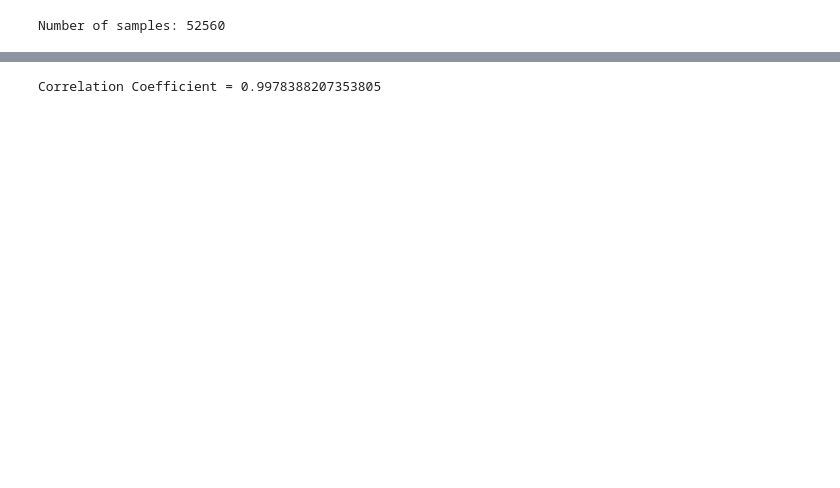
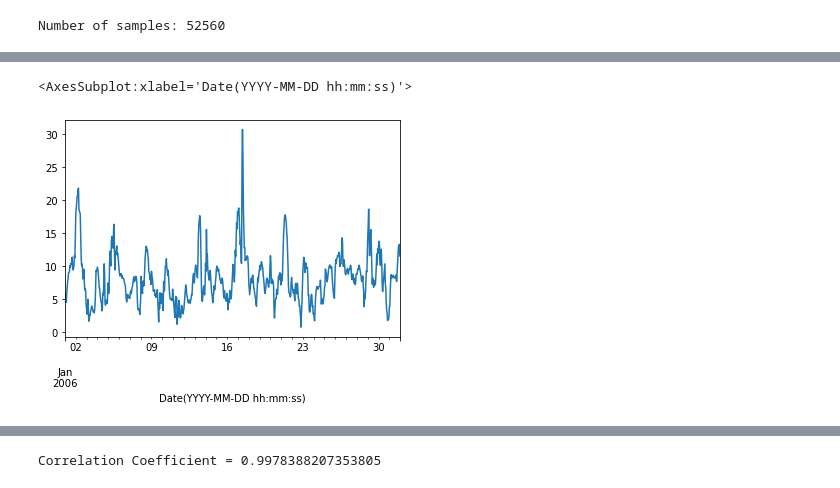
Before and after one commit to AliAfs/Analysis-of-Increment-Statistics-and-PCA-for-Wind-Power, a Jupyter notebook: AP1.ipynb, the cells around one changed output, grey strips where cells are left out. Drawn from its saved outputs; the diff is of its cells as text; code cells hidden in the pictures; blank space fills up the shorter version.

```diff
--- a/AP1.ipynb
+++ b/AP1.ipynb
@@ -49,3 +49,9 @@ data1_Jan["100m wind speed (m/s)"].plot()
+# %%
+# Plotting the wind speed for time series of turbineID1 - increment 1 hr
+data1_Jan["100m wind speed (m/s)"][::6].plot()
+# %% [output]
+<AxesSubplot:xlabel='Date(YYYY-MM-DD hh:mm:ss)'>
+[figure, added]
 # %%
 # Plotting the wind speed histogram for turbine 1
 plt.hist(data1_Jan ["100m wind speed (m/s)"],bins = 40)
```
Also changed, not shown: parts of 22 cells of this notebook.
